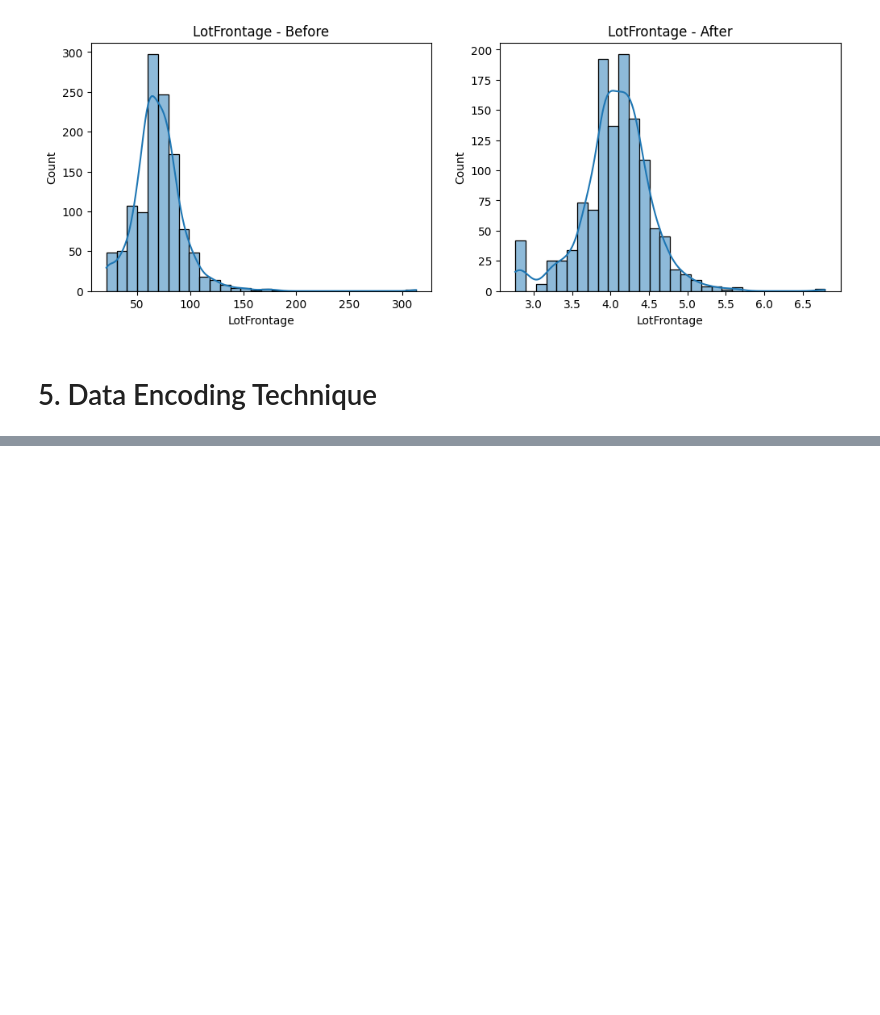
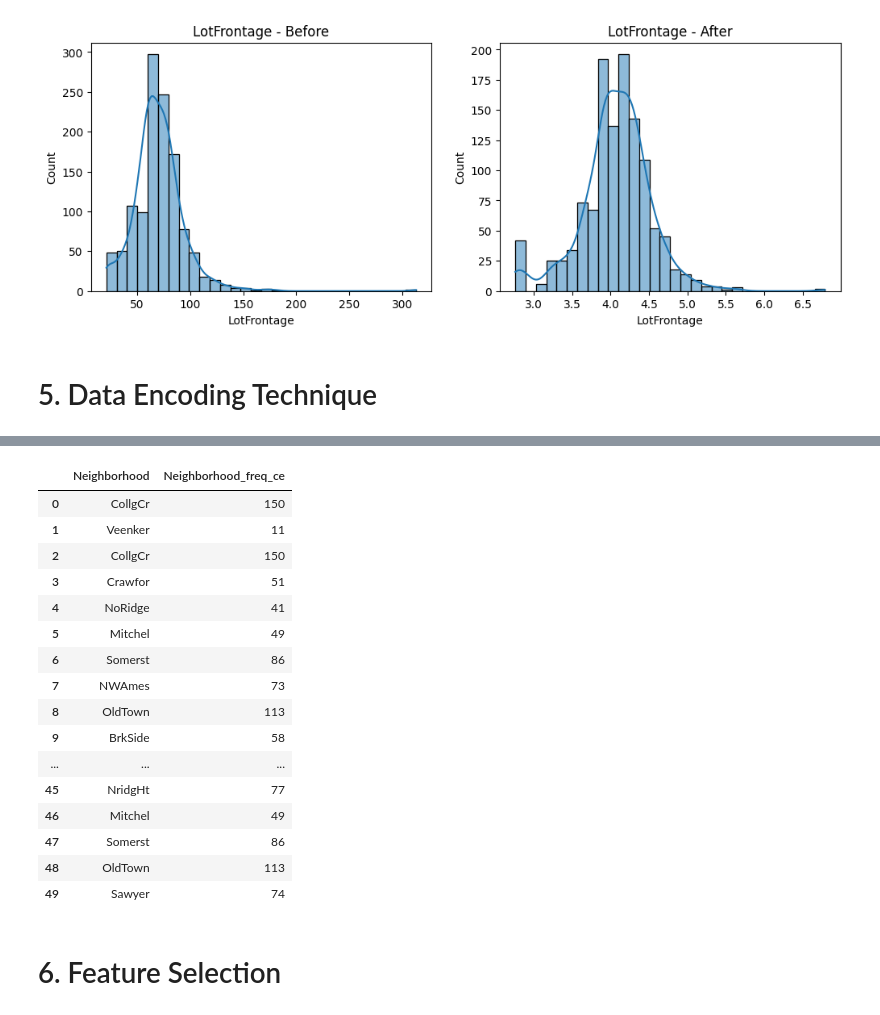
Before and after one commit to mylukhanush/statistics, a Jupyter notebook: house_price/house_price.ipynb, the cells around one changed output, grey strips where cells are left out. Cells and saved outputs as stored; diff of their text form; code cells hidden in the pictures; blank space fills up the shorter version.

```diff
--- a/house_price/house_price.ipynb
+++ b/house_price/house_price.ipynb
@@ -672,0 +820,19 @@ compare_distribution(df[col], df_transformed[col], col)
+# %%
+# 3. Target Encoding
+
+# !pip install category_encoders
+
+import category_encoders as ce
+
+col = "Neighborhood"
+print("Before:", df[col].unique())
+
+target_enc = ce.TargetEncoder(cols=[col])
+df["Neighborhood_target"] = target_enc.fit_transform(df[col], df["SalePrice"])
+
+# I am onlydoing it to show you the output, IN ML we will not do this step
+# This is just for visualization
+unique_neighborhood_target = df[[col, "Neighborhood_target"]].drop_duplicates().reset_index(drop=True)
+
+print("\n--- Unique Neighborhood values and their Target Encoded values ---")
+print(unique_neighborhood_target)
@@ -672,0 +857,19 @@ compare_distribution(df[col], df_transformed[col], col)
+# %%
+# 4. Frequency Encoding
+
+col = "Neighborhood"
+print("Before:", df[col].unique()[:5])
+
+
+# Method Pandas : map
+freq_encoding = df[col].value_counts().to_dict()
+df["Neighborhood_freq"] = df[col].map(freq_encoding)
+
+# Method category_encoders
+count_enc = ce.CountEncoder(cols=[col])
+df["Neighborhood_freq_ce"] = count_enc.fit_transform(df[col])
+
+unique_neighborhood_frequency_encoding = df[[col, "Neighborhood_freq_ce"]].drop_duplicates().reset_index(drop=True)
+
+print("\n--- Unique Neighborhood values and their frequence Encoded values ---")
+print(unique_neighborhood_frequency_encoding)
@@ -672,0 +894,22 @@ compare_distribution(df[col], df_transformed[col], col)
+# %%
+df[[col, "Neighborhood_freq_ce"]].head(50)
+# %% [output]
+|  | Neighborhood | Neighborhood_freq_ce |
+| 0 | CollgCr | 150 |
+| 1 | Veenker | 11 |
+| 2 | CollgCr | 150 |
+| 3 | Crawfor | 51 |
+| 4 | NoRidge | 41 |
+| 5 | Mitchel | 49 |
+| 6 | Somerst | 86 |
+| 7 | NWAmes | 73 |
+| 8 | OldTown | 113 |
+| 9 | BrkSide | 58 |
+| ... | ... | ... |
+| 45 | NridgHt | 77 |
+| 46 | Mitchel | 49 |
+| 47 | Somerst | 86 |
+| 48 | OldTown | 113 |
+| 49 | Sawyer | 74 |
+# %% [markdown]
+# 6. Feature Selection
```
Also changed, not shown: parts of 25 cells of this notebook.
